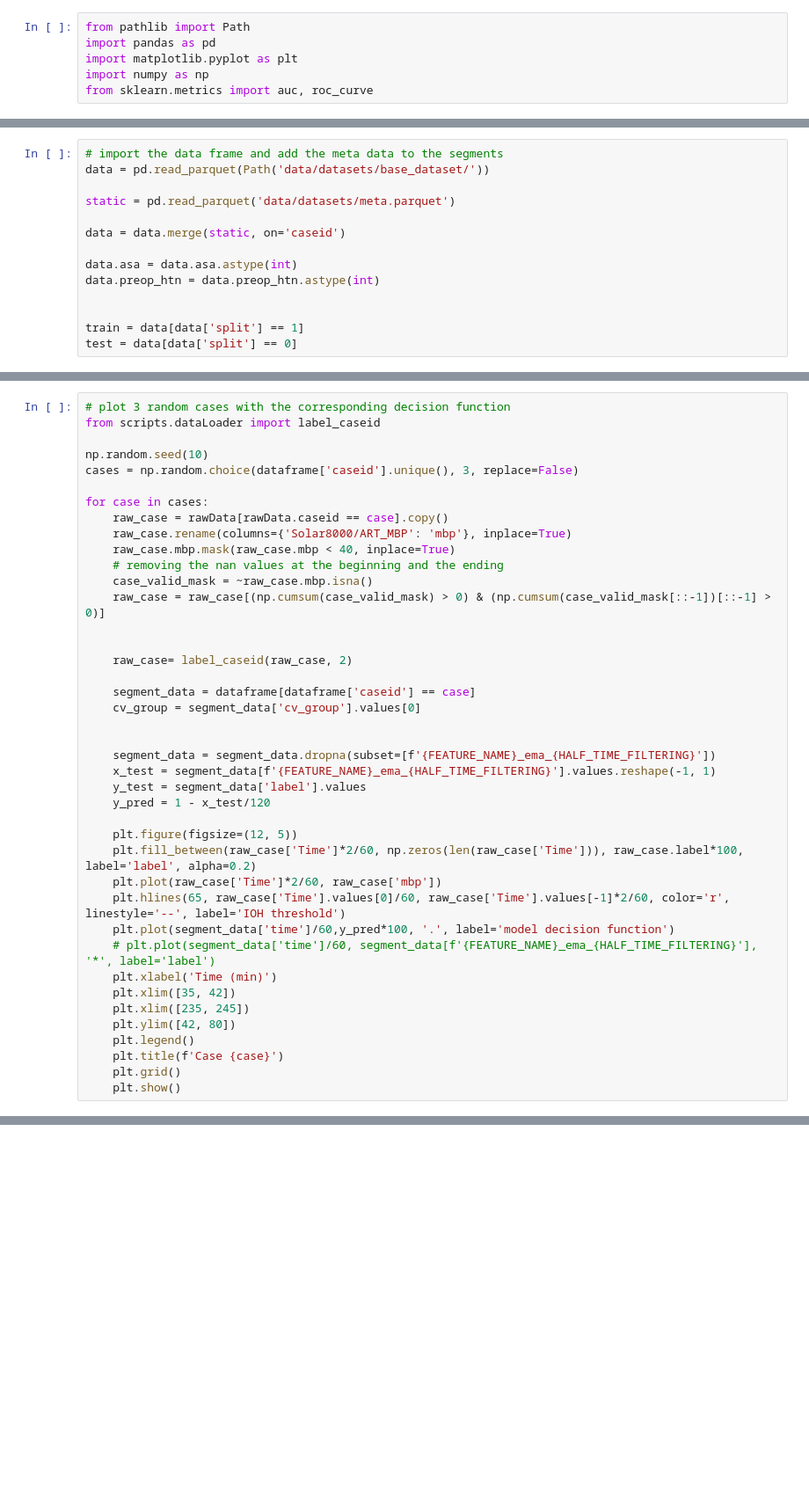
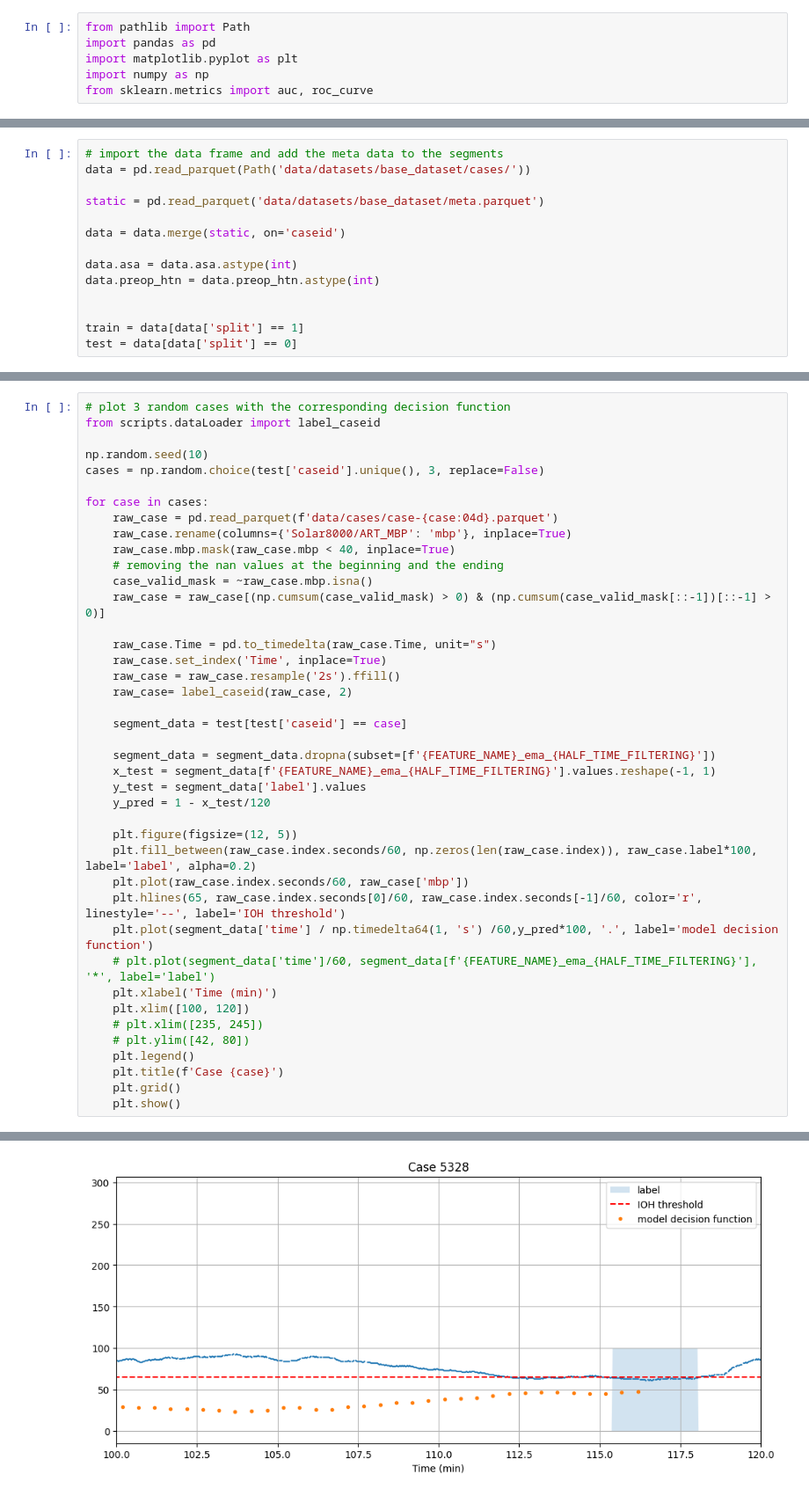
Before and after one commit to BobAubouin/hypotension_pred, a Jupyter notebook: scripts/baseline.ipynb, the cells around one changed output, grey strips where cells are left out. Shown at 88% size. Cells and saved outputs as stored; diff of their text form; blank space fills up the shorter version.

```diff
--- a/scripts/baseline.ipynb
+++ b/scripts/baseline.ipynb
@@ -13,8 +13,8 @@ FEATURE_NAME = "dbp"
 # %%
 # import the data frame and add the meta data to the segments
-data = pd.read_parquet(Path('data/datasets/base_dataset/'))
+data = pd.read_parquet(Path('data/datasets/base_dataset/cases/'))
 
-static = pd.read_parquet('data/datasets/meta.parquet')
+static = pd.read_parquet('data/datasets/base_dataset/meta.parquet')
 
 data = data.merge(static, on='caseid')
 
@@ -140,22 +140,22 @@ NPV = 97.19  [96.99, 97.40] %
 from scripts.dataLoader import label_caseid
 
 np.random.seed(10)
-cases = np.random.choice(dataframe['caseid'].unique(), 3, replace=False)
+cases = np.random.choice(test['caseid'].unique(), 3, replace=False)
 
 for case in cases:
-    raw_case = rawData[rawData.caseid == case].copy()
+    raw_case = pd.read_parquet(f'data/cases/case-{case:04d}.parquet')
     raw_case.rename(columns={'Solar8000/ART_MBP': 'mbp'}, inplace=True)
     raw_case.mbp.mask(raw_case.mbp < 40, inplace=True)
     # removing the nan values at the beginning and the ending
     case_valid_mask = ~raw_case.mbp.isna()
     raw_case = raw_case[(np.cumsum(case_valid_mask) > 0) & (np.cumsum(case_valid_mask[::-1])[::-1] > 0)]
 
-
+    raw_case.Time = pd.to_timedelta(raw_case.Time, unit="s")
+    raw_case.set_index('Time', inplace=True)
+    raw_case = raw_case.resample('2s').ffill()
     raw_case= label_caseid(raw_case, 2)
 
-    segment_data = dataframe[dataframe['caseid'] == case]
-    cv_group = segment_data['cv_group'].values[0]
-
+    segment_data = test[test['caseid'] == case]
 
     segment_data = segment_data.dropna(subset=[f'{FEATURE_NAME}_ema_{HALF_TIME_FILTERING}'])
     x_test = segment_data[f'{FEATURE_NAME}_ema_{HALF_TIME_FILTERING}'].values.reshape(-1, 1)
@@ -163,15 +163,15 @@ for case in cases:
     y_pred = 1 - x_test/120
 
     plt.figure(figsize=(12, 5))
-    plt.fill_between(raw_case['Time']*2/60, np.zeros(len(raw_case['Time'])), raw_case.label*100, label='label', alpha=0.2)
-    plt.plot(raw_case['Time']*2/60, raw_case['mbp'])
-    plt.hlines(65, raw_case['Time'].values[0]/60, raw_case['Time'].values[-1]*2/60, color='r', linestyle='--', label='IOH threshold')
-    plt.plot(segment_data['time']/60,y_pred*100, '.', label='model decision function')
+    plt.fill_between(raw_case.index.seconds/60, np.zeros(len(raw_case.index)), raw_case.label*100, label='label', alpha=0.2)
+    plt.plot(raw_case.index.seconds/60, raw_case['mbp'])
+    plt.hlines(65, raw_case.index.seconds[0]/60, raw_case.index.seconds[-1]/60, color='r', linestyle='--', label='IOH threshold')
+    plt.plot(segment_data['time'] / np.timedelta64(1, 's') /60,y_pred*100, '.', label='model decision function')
     # plt.plot(segment_data['time']/60, segment_data[f'{FEATURE_NAME}_ema_{HALF_TIME_FILTERING}'], '*', label='label')
     plt.xlabel('Time (min)')
-    plt.xlim([35, 42])
-    plt.xlim([235, 245])
-    plt.ylim([42, 80])
+    plt.xlim([100, 120])
+    # plt.xlim([235, 245])
+    # plt.ylim([42, 80])
     plt.legend()
     plt.title(f'Case {case}')
     plt.grid()
@@ -180,0 +180 @@ NameError: name 'dataframe' is not defined
+[figure, added]
```
Also changed, not shown: parts of 5 cells of this notebook, 4 other files.
